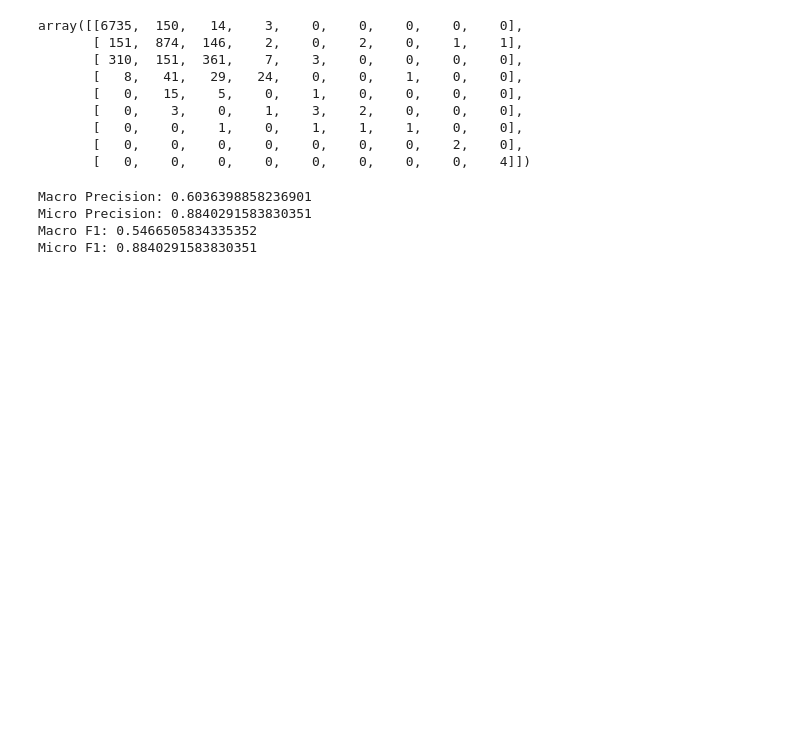
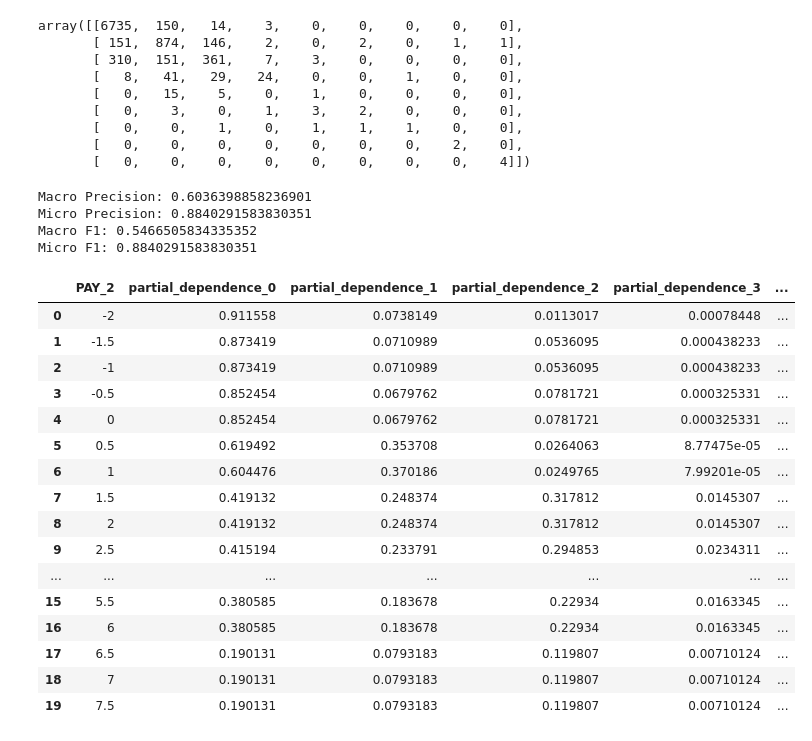
Before and after one commit to navdeep-G/interpretable-ml, a Jupyter notebook: notebooks/credit/xgb_credit_multinomial_classifier.ipynb, the cells around one changed output. Saved outputs shown, nothing was run; the diff lists cells and outputs as text; code cells hidden in the pictures; blank space fills up the shorter version.

```diff
--- a/notebooks/credit/xgb_credit_multinomial_classifier.ipynb
+++ b/notebooks/credit/xgb_credit_multinomial_classifier.ipynb
@@ -304,0 +380,23 @@ Micro F1: 0.8840291583830351
+# %%
+#Look at highest correlated variable with outcome, PAY_2. This variable also had monotonicity contraints
+#set to 1 (increasing relationship)
+pdp_PAY_2 = par_dep_multinomial(xs="PAY_2", frame=test[X], model=xgb_model, resolution=20, bins=None, num_classes=9)
+pdp_PAY_2
+# %% [output]
+|  | PAY_2 | partial_dependence_0 | partial_dependence_1 | partial_dependence_2 | partial_dependence_3 | ... |
+| 0 | -2 | 0.911558 | 0.0738149 | 0.0113017 | 0.00078448 | ... |
+| 1 | -1.5 | 0.873419 | 0.0710989 | 0.0536095 | 0.000438233 | ... |
+| 2 | -1 | 0.873419 | 0.0710989 | 0.0536095 | 0.000438233 | ... |
+| 3 | -0.5 | 0.852454 | 0.0679762 | 0.0781721 | 0.000325331 | ... |
+| 4 | 0 | 0.852454 | 0.0679762 | 0.0781721 | 0.000325331 | ... |
+| 5 | 0.5 | 0.619492 | 0.353708 | 0.0264063 | 8.77475e-05 | ... |
+| 6 | 1 | 0.604476 | 0.370186 | 0.0249765 | 7.99201e-05 | ... |
+| 7 | 1.5 | 0.419132 | 0.248374 | 0.317812 | 0.0145307 | ... |
+| 8 | 2 | 0.419132 | 0.248374 | 0.317812 | 0.0145307 | ... |
+| 9 | 2.5 | 0.415194 | 0.233791 | 0.294853 | 0.0234311 | ... |
+| ... | ... | ... | ... | ... | ... | ... |
+| 15 | 5.5 | 0.380585 | 0.183678 | 0.22934 | 0.0163345 | ... |
+| 16 | 6 | 0.380585 | 0.183678 | 0.22934 | 0.0163345 | ... |
+| 17 | 6.5 | 0.190131 | 0.0793183 | 0.119807 | 0.00710124 | ... |
+| 18 | 7 | 0.190131 | 0.0793183 | 0.119807 | 0.00710124 | ... |
+| 19 | 7.5 | 0.190131 | 0.0793183 | 0.119807 | 0.00710124 | ... |
```
Also changed, not shown: parts of 6 cells of this notebook.
